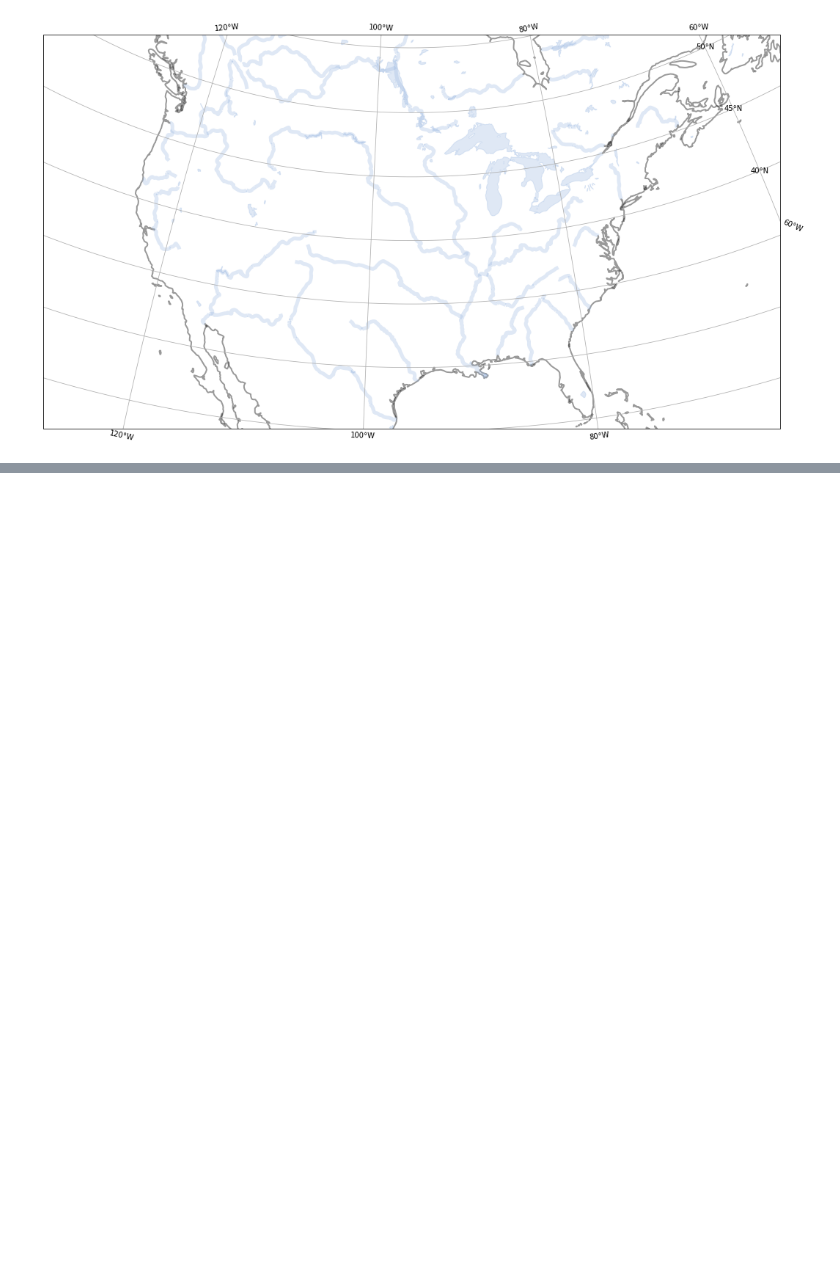
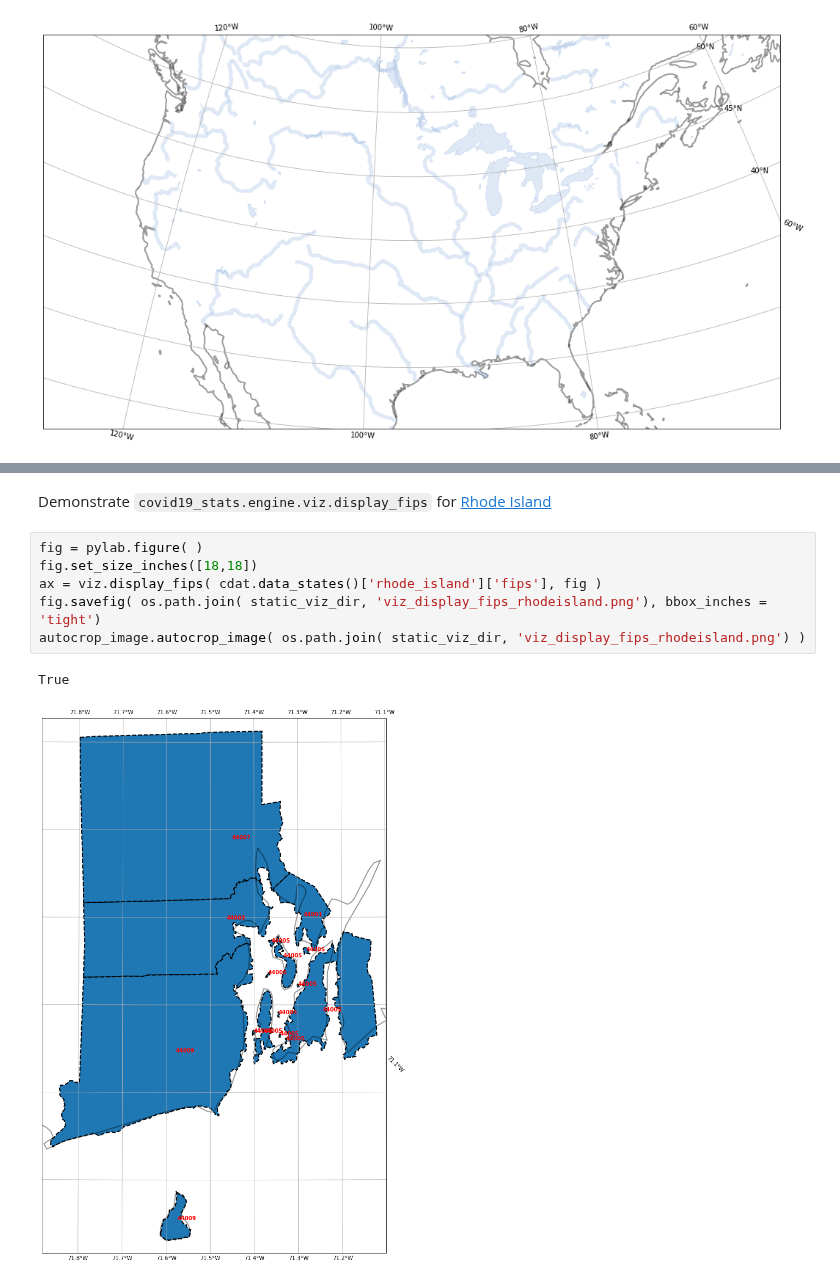
Before and after one commit to tanimislam/covid19_stats, a Jupyter notebook: testing/covid19_excuse_viz_visualizations.ipynb, the cells around one changed output, grey strips where cells are left out. Saved outputs shown, nothing was run; the diff lists cells and outputs as text; blank space fills up the shorter version.

```diff
--- a/testing/covid19_excuse_viz_visualizations.ipynb
+++ b/testing/covid19_excuse_viz_visualizations.ipynb
@@ -32,0 +44,11 @@ True
+# %% [markdown]
+Demonstrate `covid19_stats.engine.viz.display_fips` for [Rhode Island](https://en.wikipedia.org/wiki/Rhode_Island)
+# %%
+fig = pylab.figure( )
+fig.set_size_inches([18,18])
+ax = viz.display_fips( cdat.data_states()['rhode_island']['fips'], fig )
+fig.savefig( os.path.join( static_viz_dir, 'viz_display_fips_rhodeisland.png'), bbox_inches = 'tight')
+autocrop_image.autocrop_image( os.path.join( static_viz_dir, 'viz_display_fips_rhodeisland.png') )
+# %% [output]
+True
+[figure, added]
```
Also changed, not shown: parts of 4 cells of this notebook, 4 other files.
